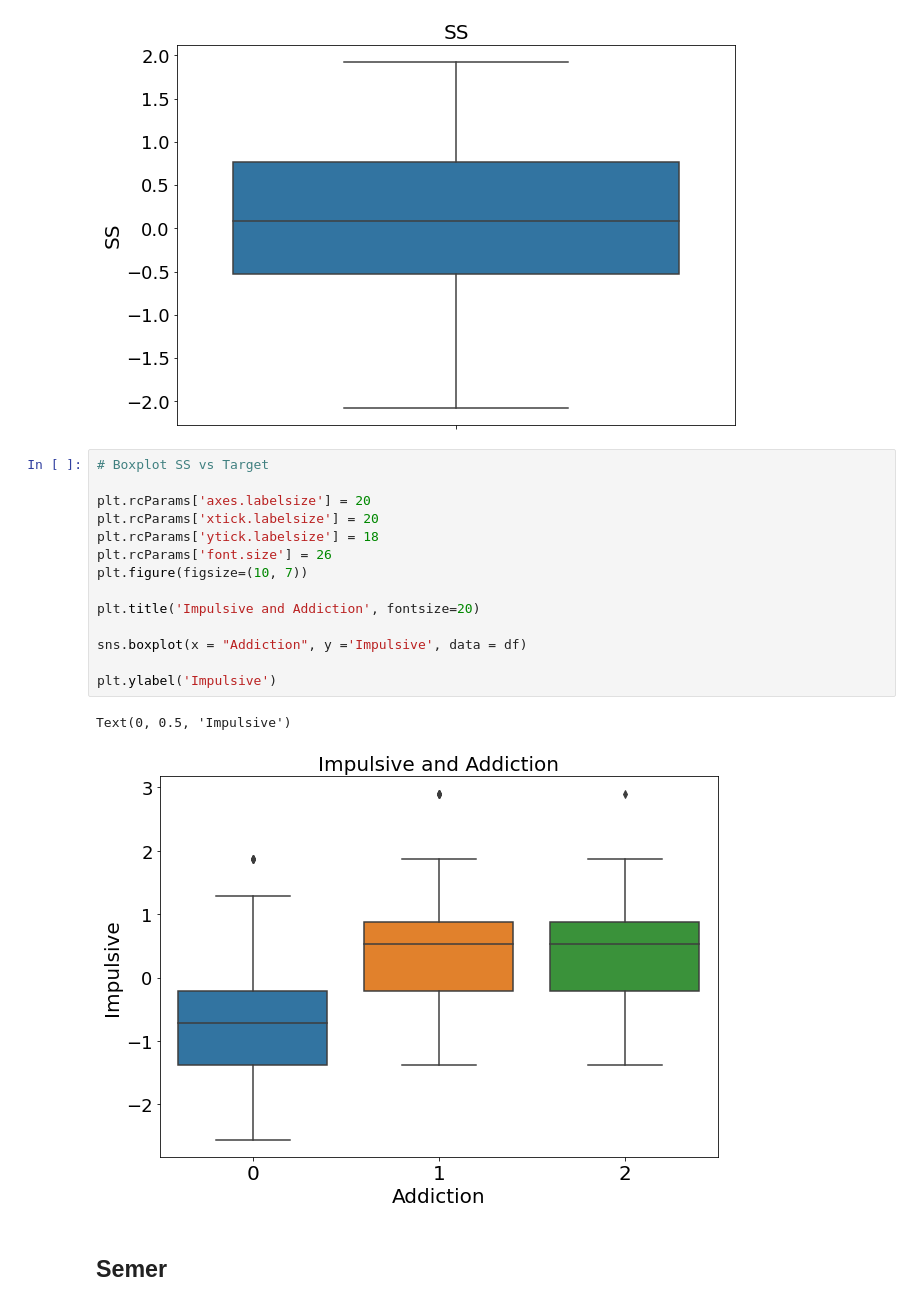
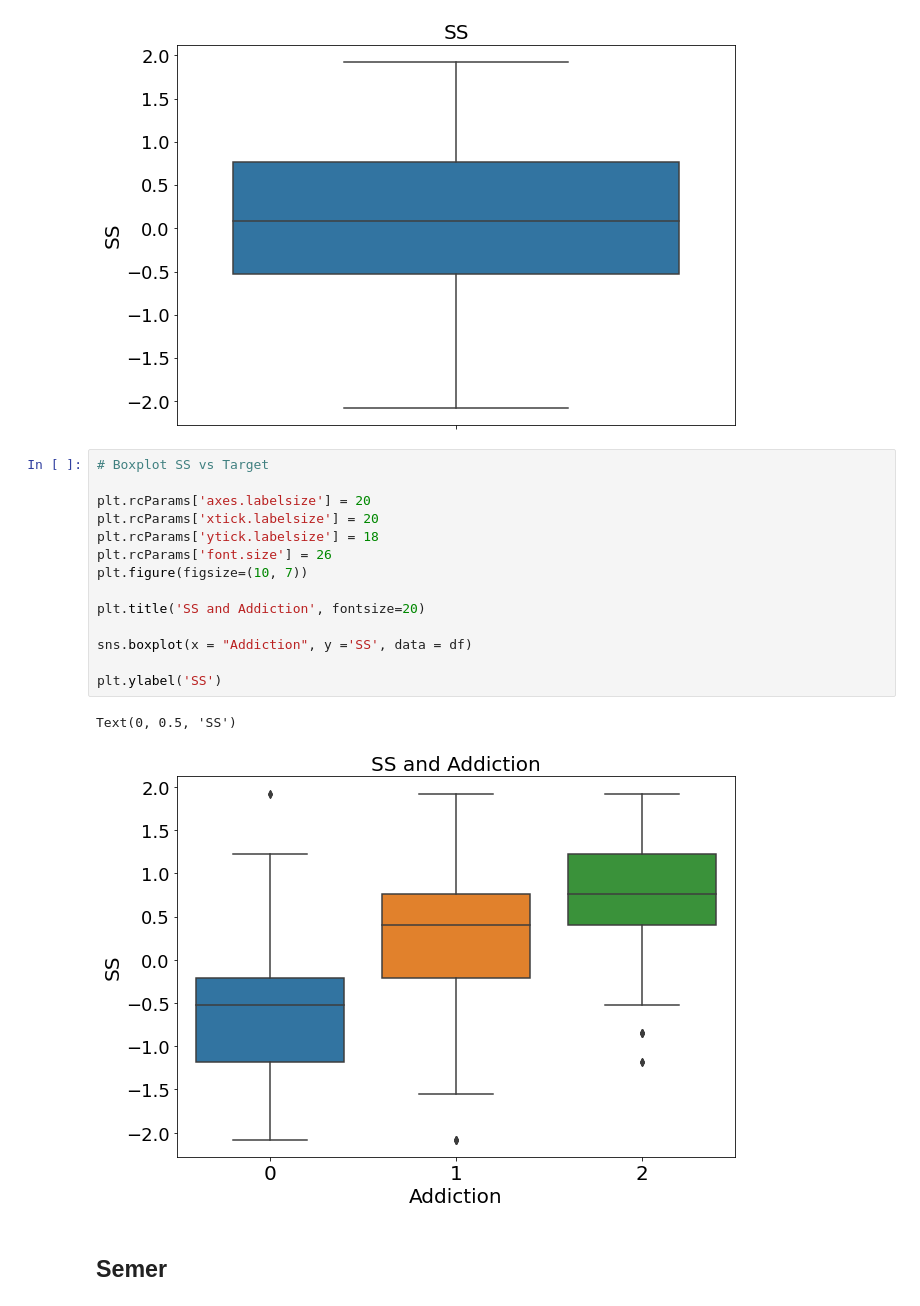
Before and after one commit to Thanujan-Puvikaran/Projet_data_a4, a Jupyter notebook: Projet/Analyse_Exploratoire/First Analysis.ipynb, the cells around one changed output. Cells and saved outputs as stored; diff of their text form.

```diff
--- a/Projet/Analyse_Exploratoire/First Analysis.ipynb
+++ b/Projet/Analyse_Exploratoire/First Analysis.ipynb
@@ -452,19 +463,19 @@ Text(0, 0.5, 'SS')
 # %%
 # Boxplot SS vs Target
 
 plt.rcParams['axes.labelsize'] = 20
 plt.rcParams['xtick.labelsize'] = 20
 plt.rcParams['ytick.labelsize'] = 18
 plt.rcParams['font.size'] = 26
 plt.figure(figsize=(10, 7))
 
-plt.title('Impulsive and Addiction', fontsize=20)
+plt.title('SS and Addiction', fontsize=20)
 
-sns.boxplot(x = "Addiction", y ='Impulsive', data = df)
+sns.boxplot(x = "Addiction", y ='SS', data = df)
 
-plt.ylabel('Impulsive')
+plt.ylabel('SS')
 # %% [output]
-Text(0, 0.5, 'Impulsive')
+Text(0, 0.5, 'SS')
-[figure, old version]
+[figure, new version]
 # %% [markdown]
 ## Semer
```
Also changed, not shown: parts of 101 cells of this notebook, 3 other files.
